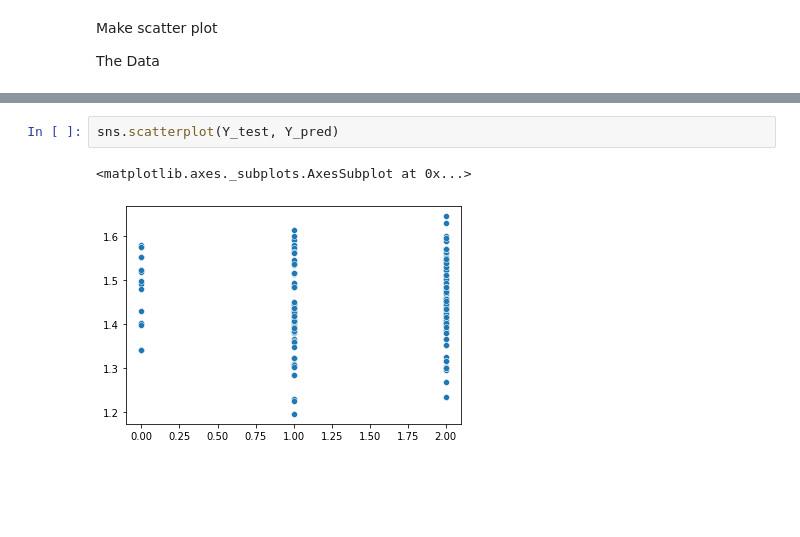
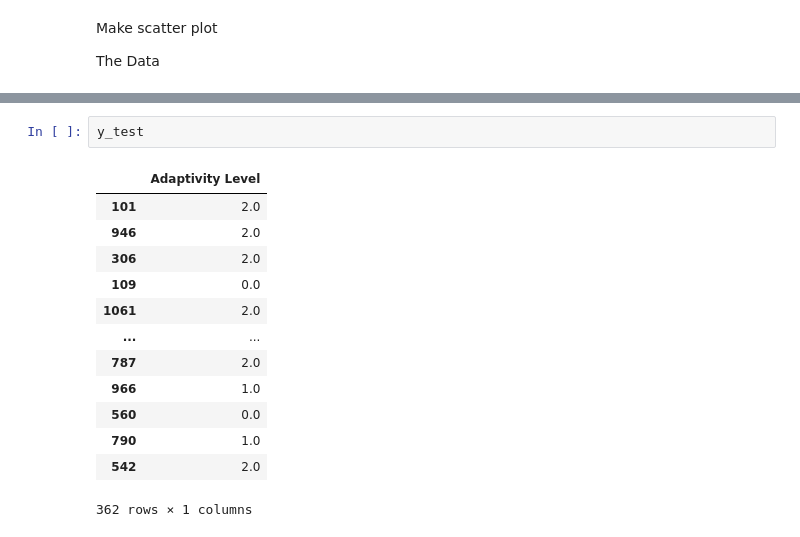
Before and after one commit to ashishar/data_science_codes, a Jupyter notebook: python/linear_regression.ipynb, the cells around one changed output, grey strips where cells are left out. Saved outputs shown, nothing was run; the diff lists cells and outputs as text; blank space fills up the shorter version.

```diff
--- a/python/linear_regression.ipynb
+++ b/python/linear_regression.ipynb
@@ -185,5 +177,16 @@ array([1.49351459, 1.48834475, 1.41159241, 1.59094775, 1.54002945,
-# %%
-sns.scatterplot(Y_test, Y_pred)
-# %% [output]
-<matplotlib.axes._subplots.AxesSubplot at 0x...>
-[figure, removed]
+# %%
+y_test
+# %% [output]
+|  | Adaptivity Level |
+| 101 | 2.0 |
+| 946 | 2.0 |
+| 306 | 2.0 |
+| 109 | 0.0 |
+| 1061 | 2.0 |
+| ... | ... |
+| 787 | 2.0 |
+| 966 | 1.0 |
+| 560 | 0.0 |
+| 790 | 1.0 |
+| 542 | 2.0 |
+362 rows × 1 columns
```
Also changed, not shown: parts of 23 cells of this notebook.
